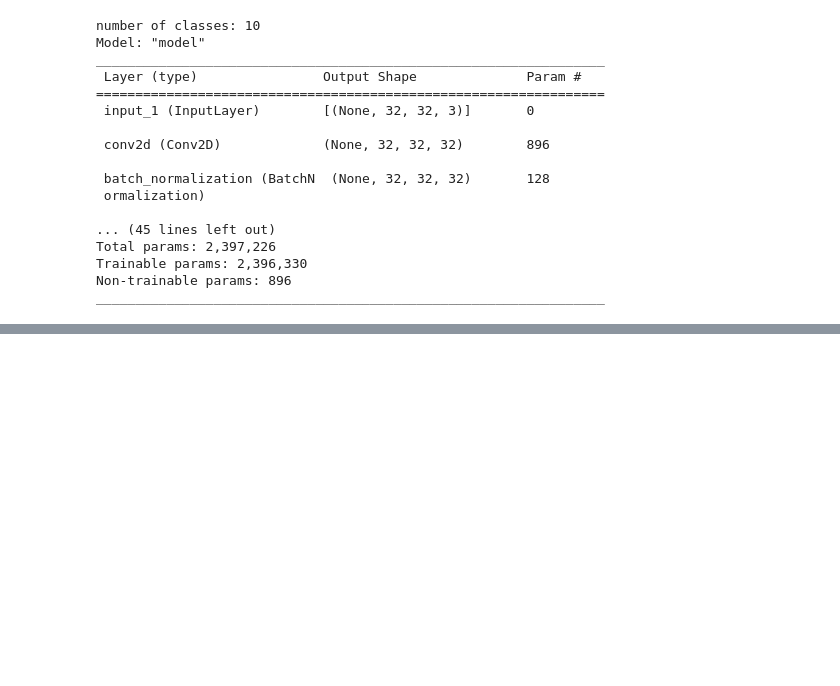
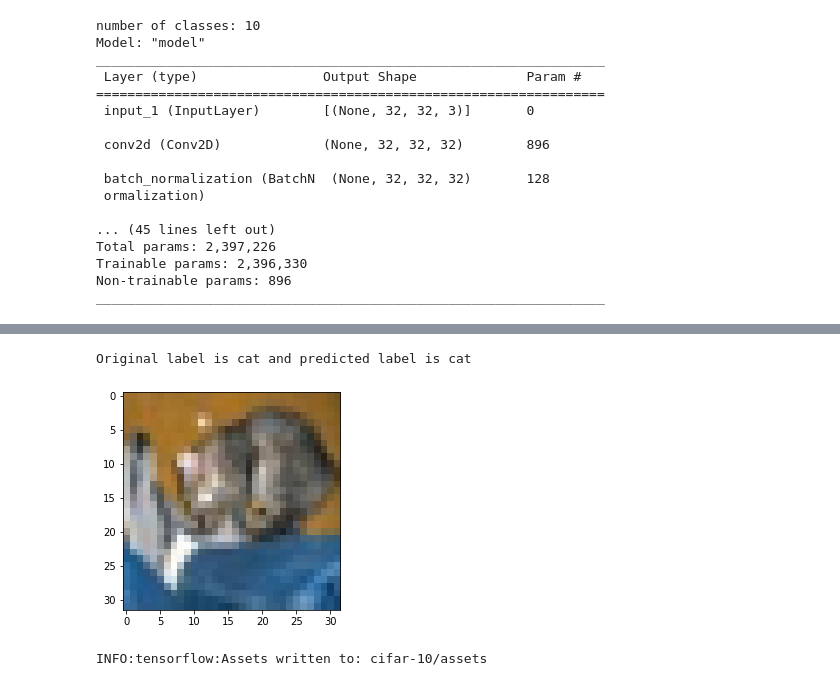
Before and after one commit to girijasaigunupuru/TSS_Python_, a Jupyter notebook: cifar_10.ipynb, the cells around one changed output, grey strips where cells are left out. Cells and saved outputs as stored; diff of their text form; code cells hidden in the pictures; blank space fills up the shorter version.

```diff
--- a/cifar_10.ipynb
+++ b/cifar_10.ipynb
@@ -168,0 +175,35 @@ Epoch 1/50
+# %%
+# labeling mapping
+
+labels = '''airplane automobile bird cat deerdog frog horseship truck'''.split()
+
+# selecting the image from our test dataset
+image_number = 0
+
+# displaying the image
+plt.imshow(x_test[image_number])
+
+# loading the image in an array
+n = np.array(x_test[image_number])
+
+# reshape it
+p = n.reshape(1, 32, 32, 3)
+
+# pass in the network for prediction and
+# save the predicted label
+predicted_label = labels[model.predict(p).argmax()]
+
+# loading the original label
+original_label = labels[y_test[image_number]]
+
+# displaying the result
+print("Original label is {} and predicted label is {}".format(
+	original_label, predicted_label))
+# %% [output]
+Original label is cat and predicted label is cat
+[figure, added]
+# %%
+# saving the model
+model.save('cifar-10')
+# %% [output]
+INFO:tensorflow:Assets written to: cifar-10/assets
```
Also changed, not shown: parts of 8 cells of this notebook.
